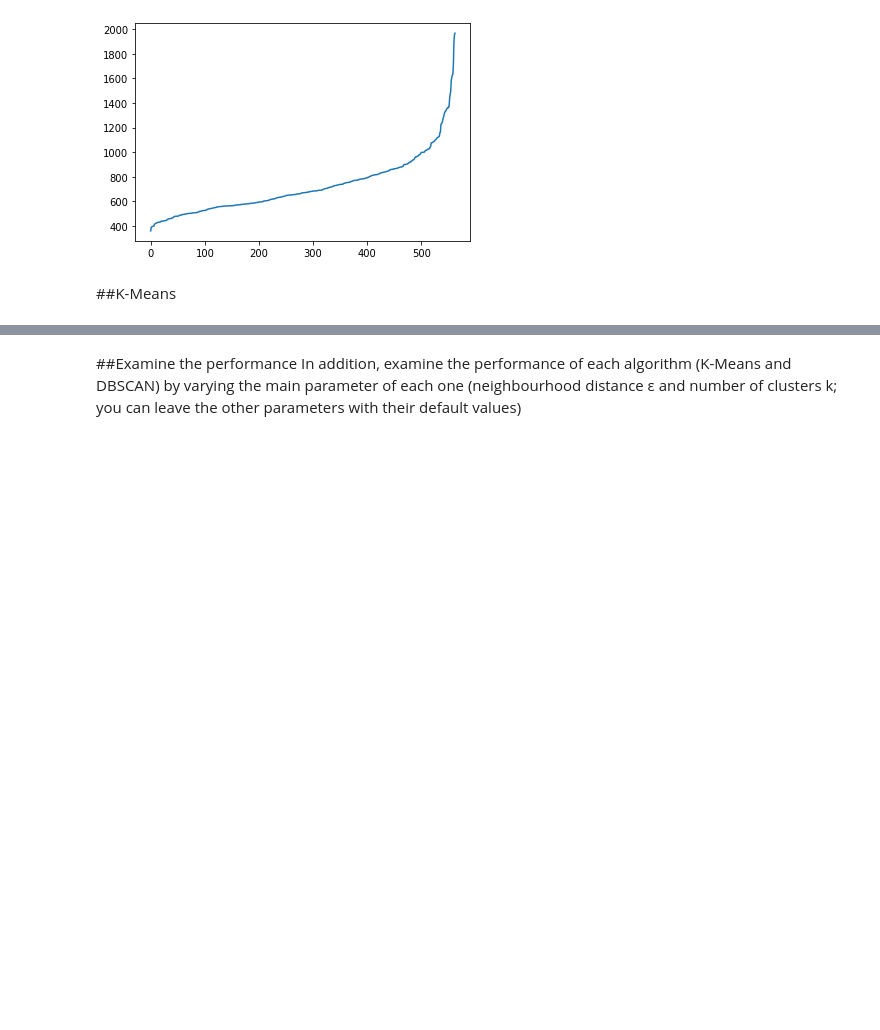
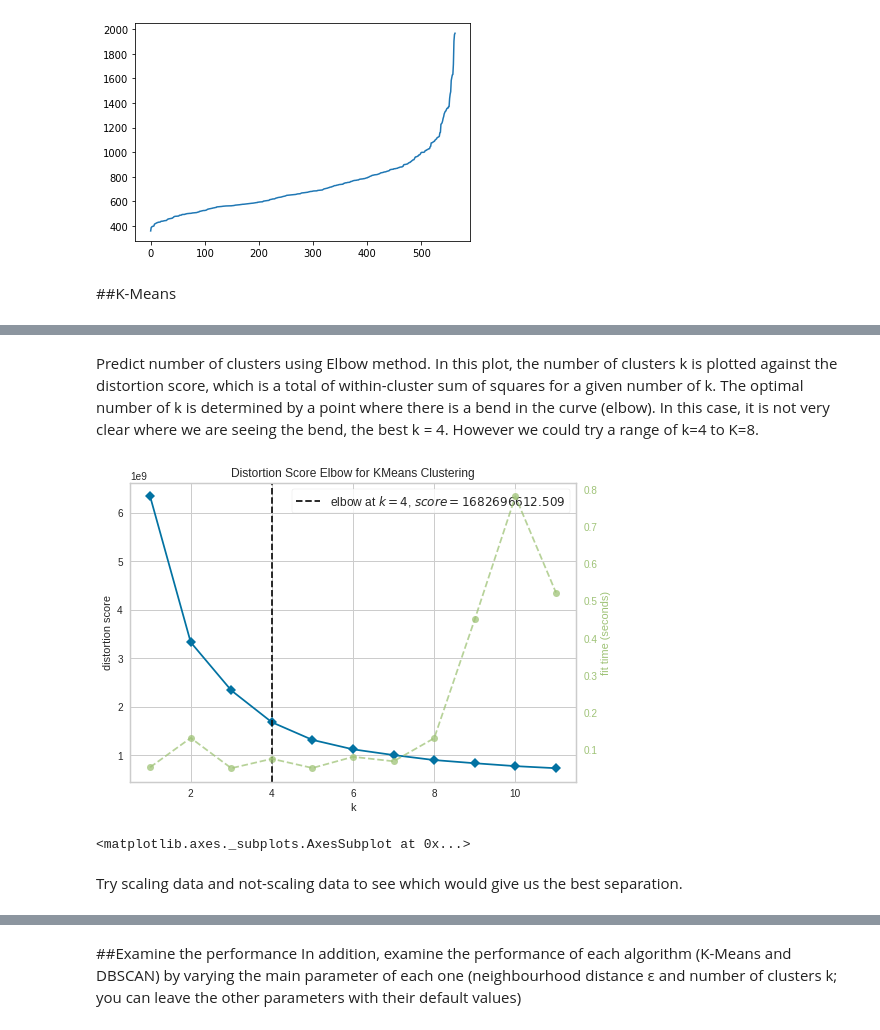
Before and after one commit to Migaalee/machine_learning, a Jupyter notebook: Assigment2_AA.ipynb, the cells around one changed output, grey strips where cells are left out. Cells and saved outputs as stored; diff of their text form; code cells hidden in the pictures; blank space fills up the shorter version.

```diff
--- a/Assigment2_AA.ipynb
+++ b/Assigment2_AA.ipynb
@@ -425,0 +451,14 @@ plt.plot(distances)
+# %% [markdown]
+Predict number of clusters using Elbow method.
+In this plot, the number of clusters k is plotted against the distortion score, which is a total of within-cluster sum of squares for a given number of k. The optimal number of k is determined by a point where there is a bend in the curve (elbow). In this case, it is not very clear where we are seeing the bend, the best k = 4. However we could try a  range of k=4 to K=8.
+# %%
+from yellowbrick.cluster import KElbowVisualizer
+model = KMeans()
+visualizer = KElbowVisualizer(model, k=(1,12))
+visualizer.fit(X_features_4)
+visualizer.show()
+# %% [output]
+[figure, added]
+<matplotlib.axes._subplots.AxesSubplot at 0x...>
+# %% [markdown]
+Try scaling data and not-scaling data to see which would give us the best separation.
```
Also changed, not shown: parts of 24 cells of this notebook.
